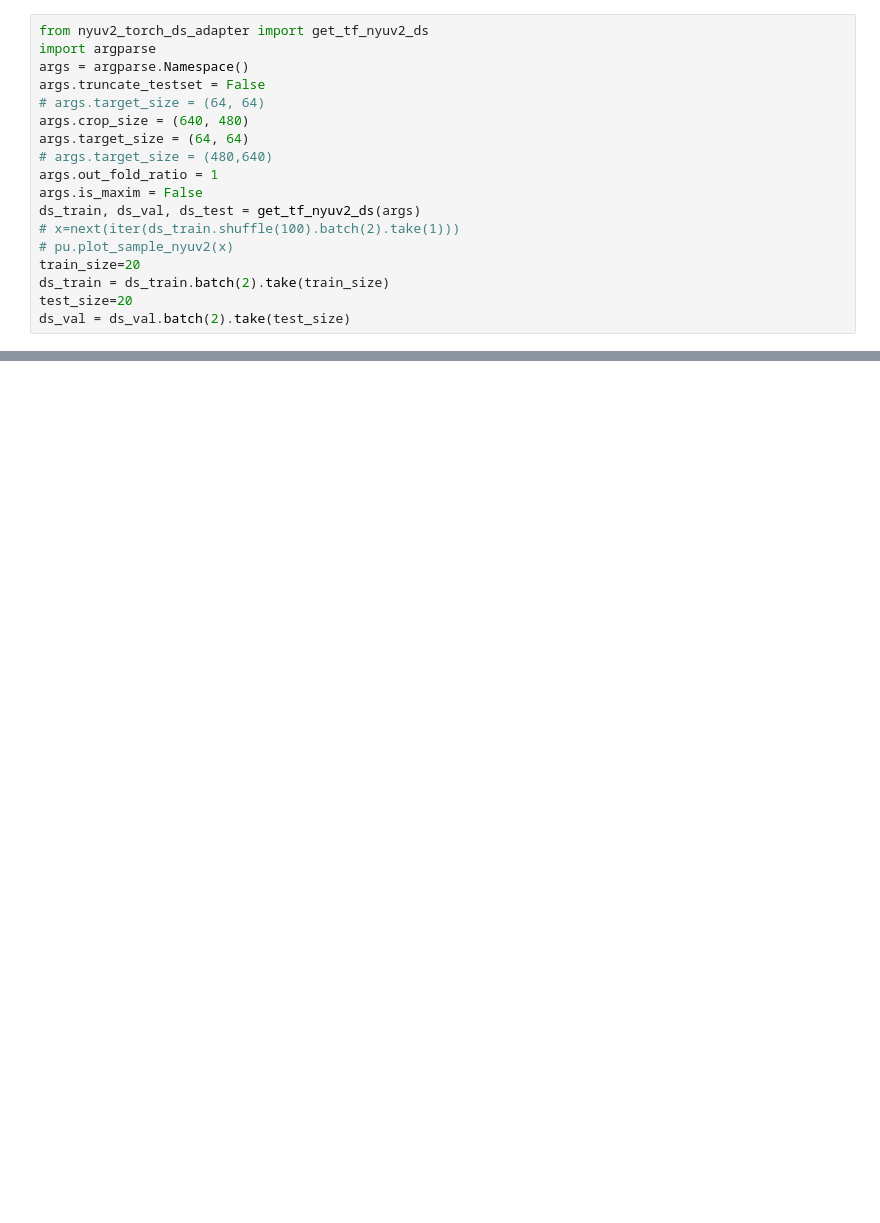
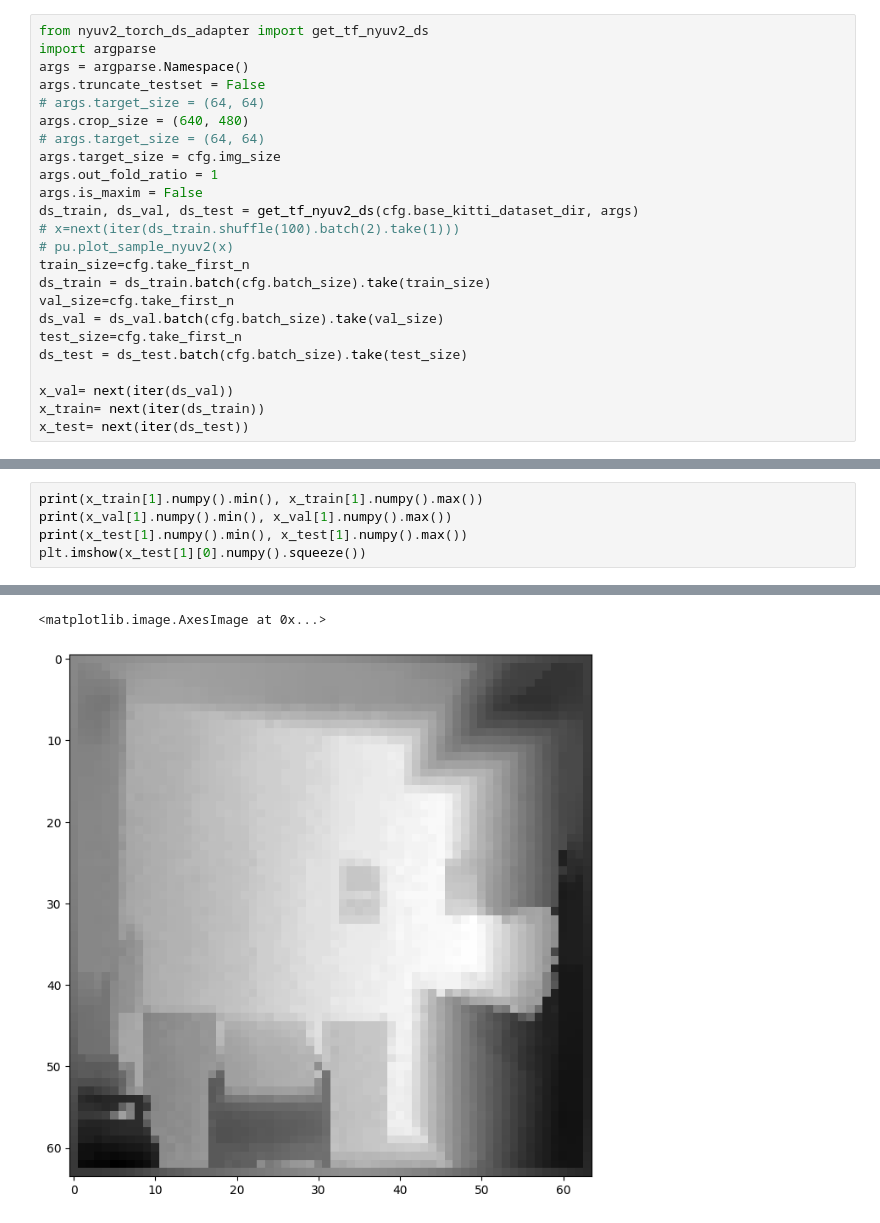
Before and after one commit to kirilllzaitsev/depth_estimation_on_mcu, a Jupyter notebook: overfit.ipynb, the cells around one changed output, grey strips where cells are left out. Saved outputs shown, nothing was run; the diff lists cells and outputs as text; blank space fills up the shorter version.

```diff
--- a/overfit.ipynb
+++ b/overfit.ipynb
@@ -32,17 +26,23 @@ args = argparse.Namespace()
 args.truncate_testset = False
 # args.target_size = (64, 64)
 args.crop_size = (640, 480)
-args.target_size = (64, 64)
-# args.target_size = (480,640)
+# args.target_size = (64, 64)
+args.target_size = cfg.img_size
 args.out_fold_ratio = 1
 args.is_maxim = False
-ds_train, ds_val, ds_test = get_tf_nyuv2_ds(args)
+ds_train, ds_val, ds_test = get_tf_nyuv2_ds(cfg.base_kitti_dataset_dir, args)
 # x=next(iter(ds_train.shuffle(100).batch(2).take(1)))
 # pu.plot_sample_nyuv2(x)
-train_size=20
-ds_train = ds_train.batch(2).take(train_size)
-test_size=20
-ds_val = ds_val.batch(2).take(test_size)
+train_size=cfg.take_first_n
+ds_train = ds_train.batch(cfg.batch_size).take(train_size)
+val_size=cfg.take_first_n
+ds_val = ds_val.batch(cfg.batch_size).take(val_size)
+test_size=cfg.take_first_n
+ds_test = ds_test.batch(cfg.batch_size).take(test_size)
+
+x_val= next(iter(ds_val))
+x_train= next(iter(ds_train))
+x_test= next(iter(ds_test))
 # %% [output]
 Dataset: NYU Depth V2
 # of train images: 50688
@@ -50,0 +54,6 @@ Dataset: NYU Depth V2
+# %%
+print(x_train[1].numpy().min(), x_train[1].numpy().max())
+print(x_val[1].numpy().min(), x_val[1].numpy().max())
+print(x_test[1].numpy().min(), x_test[1].numpy().max())
+plt.imshow(x_test[1][0].numpy().squeeze())
+# %% [output]
@@ -51,3 +63,5 @@ Dataset: NYU Depth V2
+<matplotlib.image.AxesImage at 0x...>
+[figure, added]
 # %%
 from loss import calculate_loss
 from model import get_model
```
Also changed, not shown: parts of 13 cells of this notebook, 16 other files.
